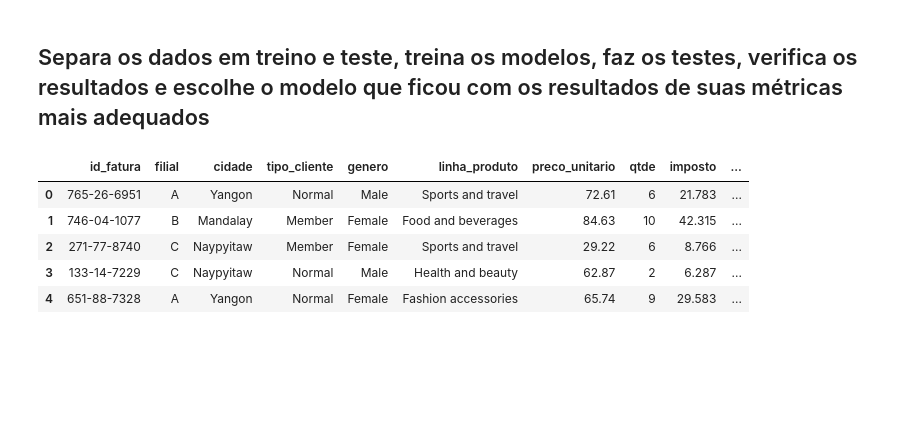
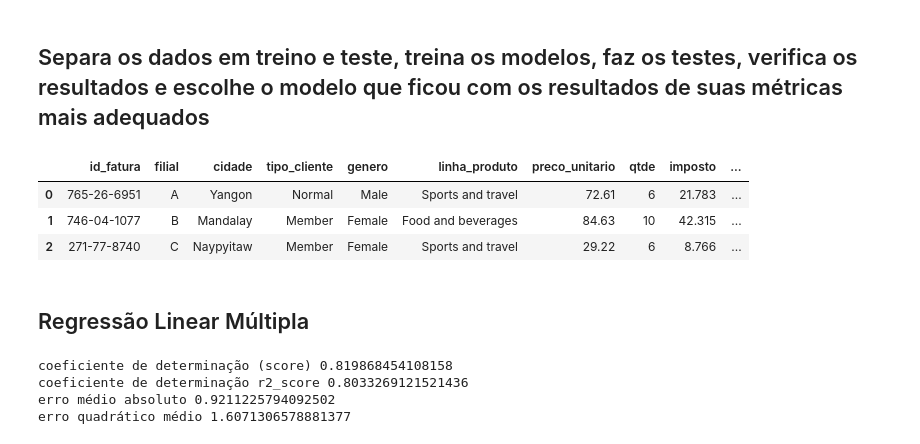
Before and after one commit to jairobernardesjunior/vendas_SUPERMERCADOpredict, a Jupyter notebook: vendas_SUPERMERCADOpredict_treina_prediz.ipynb, the cells around one changed output. Cells and saved outputs as stored; diff of their text form; code cells hidden in the pictures; blank space fills up the shorter version.

Commit message:
v 2.0
implementando os modelos de machine learning

```diff
--- a/vendas_SUPERMERCADOpredict_treina_prediz.ipynb
+++ b/vendas_SUPERMERCADOpredict_treina_prediz.ipynb
@@ -15,11 +22,9 @@ warnings.simplefilter('ignore')
 dfx = pd.read_csv('arquivos_tratados/df_supermarket_sales.csv')
 # %%
 # verifica os dados
-dfx.head(5)
+dfx.head(3)
 # %% [output]
 |  | id_fatura | filial | cidade | tipo_cliente | genero | linha_produto | preco_unitario | qtde | imposto | ... |
 | 0 | 765-26-6951 | A | Yangon | Normal | Male | Sports and travel | 72.61 | 6 | 21.783 | ... |
 | 1 | 746-04-1077 | B | Mandalay | Member | Female | Food and beverages | 84.63 | 10 | 42.315 | ... |
 | 2 | 271-77-8740 | C | Naypyitaw | Member | Female | Sports and travel | 29.22 | 6 | 8.766 | ... |
-| 3 | 133-14-7229 | C | Naypyitaw | Normal | Male | Health and beauty | 62.87 | 2 | 6.287 | ... |
-| 4 | 651-88-7328 | A | Yangon | Normal | Female | Fashion accessories | 65.74 | 9 | 29.583 | ... |
@@ -25,0 +39,2 @@ dfx.head(5)
+# %% [markdown]
+## Regressão Linear Múltipla
@@ -25,0 +45,11 @@ dfx.head(5)
+# %%
+# Avalia o modelo
+print('coeficiente de determinação (score)', rlm.score(X_train, y_train))
+print('coeficiente de determinação r2_score', r2_score(y_test, y_pred))
+print('erro médio absoluto', mean_absolute_error(y_test, y_pred))
+print('erro quadrático médio', mean_squared_error(y_test,y_pred))
+# %% [output]
+coeficiente de determinação (score) 0.819868454108158
+coeficiente de determinação r2_score 0.8033269121521436
+erro médio absoluto 0.9211225794092502
+erro quadrático médio 1.6071306578881377
```
Also changed, not shown: parts of 14 cells of this notebook, 1 other file.
